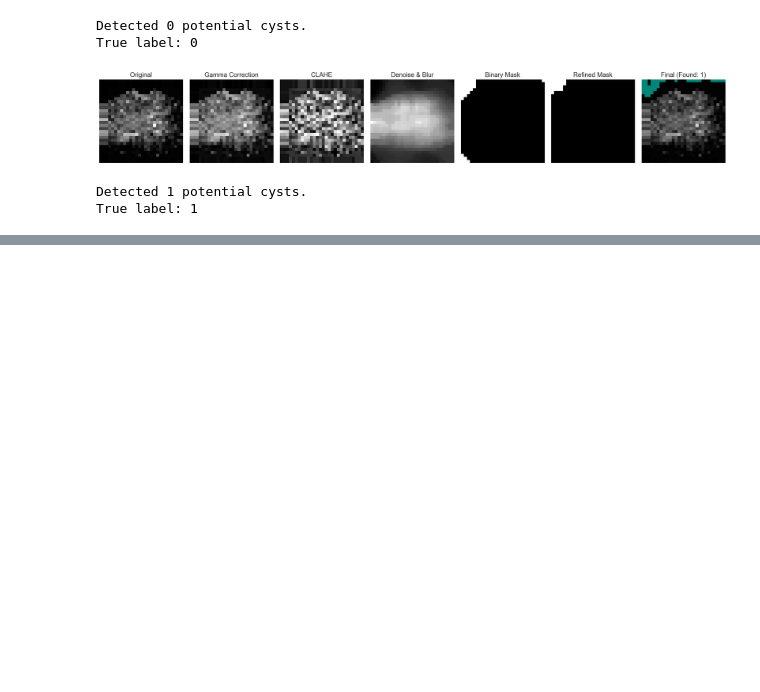
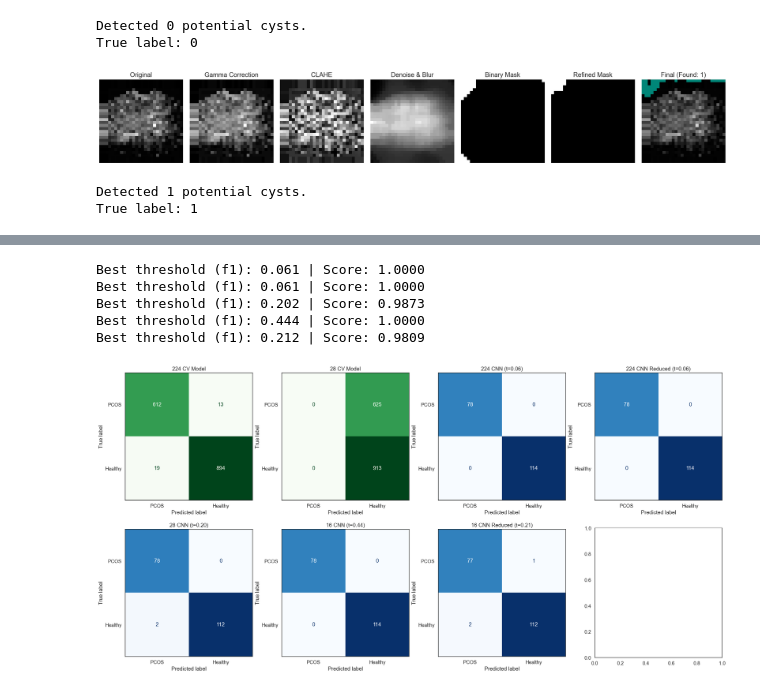
Before and after one commit to luisahorlledecastro/ML2, a Jupyter notebook: ML2_project_refactored.ipynb, the cells around one changed output, grey strips where cells are left out. Cells and saved outputs as stored; diff of their text form; code cells hidden in the pictures; blank space fills up the shorter version.

```diff
--- a/ML2_project_refactored.ipynb
+++ b/ML2_project_refactored.ipynb
@@ -970,7 +969,0 @@ MM28.evaluate(df28)
-# %%
-cm28 = confusion_matrix(df28["true_label"], df28["pred_label"])
-
-disp = ConfusionMatrixDisplay(confusion_matrix=cm28, display_labels=['Cyst', 'Healthy'])
-disp.plot(cmap=plt.cm.Blues)
-plt.title("Cyst Detection Confusion Matrix")
-plt.show()
@@ -1027,18 +1018,46 @@ def compare_models(dict_of_plots, cols=2, figsize_per_plot=(6,6)):
 # %%
-CV28 = ManualModel(P28.train_cv, P28.val_cv)
-CNN16r = CNNModel()
+best_t_224, _ = evaluator.tune_threshold(metric="f1")
+best_t_224_reduced, _ = evaluator_reduced.tune_threshold(metric="f1")
+best_t_28, _ = evaluator28.tune_threshold(metric="f1")
+best_t_16, _ = evaluator16.tune_threshold(metric="f1")
+best_t_16_reduced, _ = evaluator16_reduced.tune_threshold(metric="f1")
 
-fig1, _ = MM.plot_confusion_matrix(df)
-fig2, _ = evaluator.plot_confusion_matrix(0.061)
-fig3, _ =
+fig, axes = plt.subplots(2, 4, figsize=(24, 12))
+axes = axes.flatten()
 
-plots_dict = {
-    "224 CV Model": fig1,
-    "224 CNN": fig2,
-    "28 CV": fig3,
-    "28 CNN": fig4,
-    "16 CNN": fig5,
-    "16 CNN Reduced": fig6
-}
+manual_plots = [
+    ("224 CV Model", df),
+    ("28 CV Model", df28),
+]
 
-compare_models(plots_dict)
+for ax, (title, df_model) in zip(axes[:2], manual_plots):
+    cm = confusion_matrix(df_model["true_label"], df_model["pred_label"], labels=[1, 0])
+    disp = ConfusionMatrixDisplay(confusion_matrix=cm, display_labels=["PCOS", "Healthy"])
+    disp.plot(ax=ax, cmap=plt.cm.Greens, colorbar=False)
+    ax.set_title(title)
+
+cnn_plots = [
+    ("224 CNN", evaluator, best_t_224),
+    ("224 CNN Reduced", evaluator_reduced, best_t_224_reduced),
+    ("28 CNN", evaluator28, best_t_28),
+    ("16 CNN", evaluator16, best_t_16),
+    ("16 CNN Reduced", evaluator16_reduced, best_t_16_reduced),
+]
+
+for ax, (title, evaluator_model, threshold) in zip(axes[2:], cnn_plots):
+    all_targets, all_probs = evaluator_model.validate_one_epoch()
+    preds = [1 if p > threshold else 0 for p in all_probs]
+    cm = confusion_matrix(all_targets, preds, labels=[1, 0])
+    disp = ConfusionMatrixDisplay(confusion_matrix=cm, display_labels=["PCOS", "Healthy"])
+    disp.plot(ax=ax, cmap=plt.cm.Blues, colorbar=False)
+    ax.set_title(f"{title} (t={threshold:.2f})")
+
+plt.tight_layout()
+plt.show()
+# %% [output]
+Best threshold (f1): 0.061 | Score: 1.0000
+Best threshold (f1): 0.061 | Score: 1.0000
+Best threshold (f1): 0.202 | Score: 0.9873
+Best threshold (f1): 0.444 | Score: 1.0000
+Best threshold (f1): 0.212 | Score: 0.9809
+[figure, added]
```
Also changed, not shown: parts of 4 cells of this notebook.
